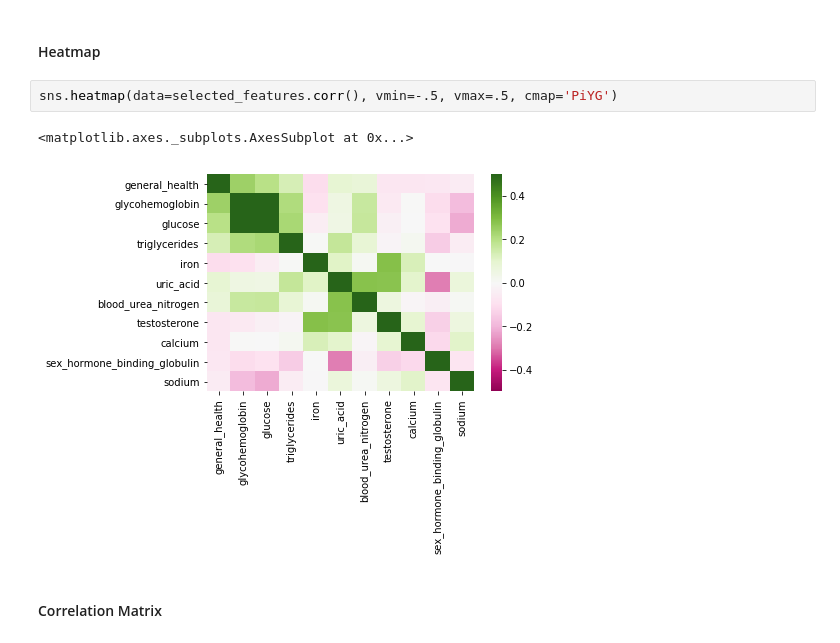
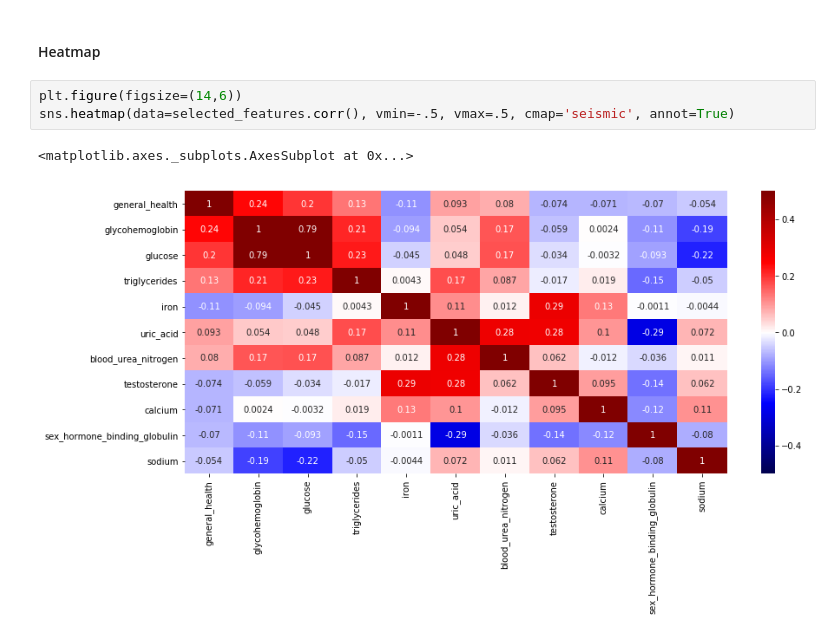
Before and after one commit to oconnoag/NHANES_General_Health_Prediction, a Jupyter notebook: alijah_eda.ipynb, the cells around one changed output. Drawn from its saved outputs; the diff is of its cells as text.

Commit message:
removed corr matrix for annotated heatmap

```diff
--- a/alijah_eda.ipynb
+++ b/alijah_eda.ipynb
@@ -323,9 +324,8 @@ sns.pairplot(selected_features, hue='general_health')
 # %% [markdown]
 #### Heatmap
 # %%
-sns.heatmap(data=selected_features.corr(), vmin=-.5, vmax=.5, cmap='PiYG')
+plt.figure(figsize=(14,6))
+sns.heatmap(data=selected_features.corr(), vmin=-.5, vmax=.5, cmap='seismic', annot=True)
 # %% [output]
 <matplotlib.axes._subplots.AxesSubplot at 0x...>
-[figure, old version]
+[figure, new version]
-# %% [markdown]
-#### Correlation Matrix
```
Also changed, not shown: parts of 3 cells of this notebook.
